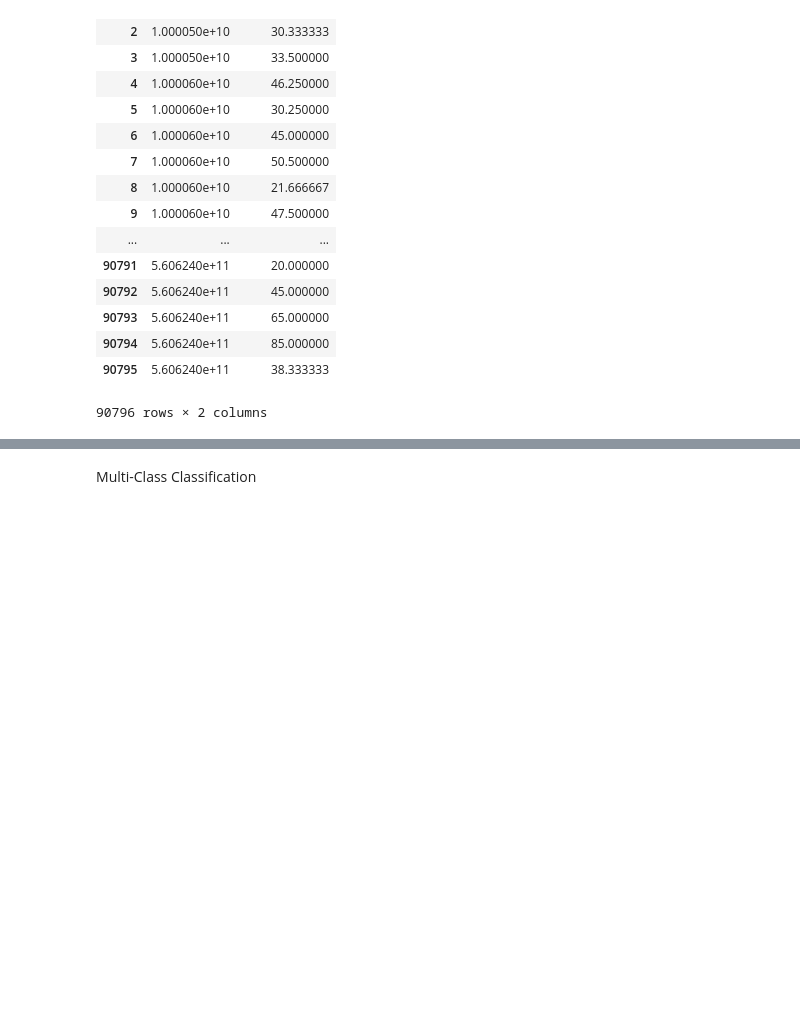
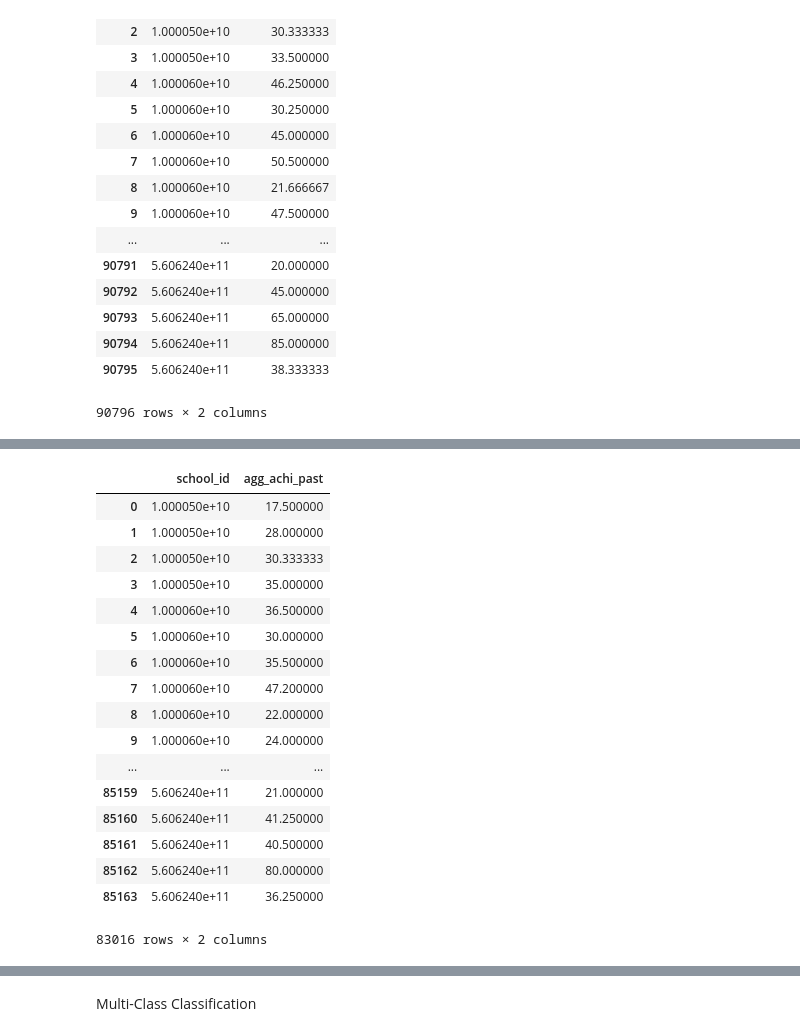
Before and after one commit to samankim/school-zoning, a Jupyter notebook: Project Proposal.ipynb, the cells around one changed output, grey strips where cells are left out. Drawn from its saved outputs; the diff is of its cells as text; code cells hidden in the pictures; blank space fills up the shorter version.

```diff
--- a/Project Proposal.ipynb
+++ b/Project Proposal.ipynb
@@ -166 +171,54 @@ all_achi
+# %%
+fields = ['NCESSCH', 'MAM_RLA00PCTPROF_1415', 'MAS_RLA00PCTPROF_1415', 'MBL_RLA00PCTPROF_1415', 'MHI_RLA00PCTPROF_1415', 'MTR_RLA00PCTPROF_1415', 'ECD_RLA00PCTPROF_1415', 'HOM_RLA00PCTPROF_1415', 'MIG_RLA00PCTPROF_1415']
+missing_values = ["PS"]
+rla_achi_past_2 = pd.read_csv("rla-achievement-sch-sy2014-15.csv", usecols = fields, na_values = missing_values, low_memory = False)
+rla_achi_past_2.head()
+rla_achi_past_2.replace({'GE':'', 'LE':'', 'GT':'', 'LT':''}, inplace = True, regex = True)
+for k in range(1, len(rla_achi_past_2.columns)):
+    rla_achi_past_2.iloc[:, k] = rla_achi_past_2.iloc[:, k].str.split('-').str[0]
+for l in range(len(rla_achi_past_2.columns)):
+    rla_achi_past_2.iloc[:, l] = pd.to_numeric(rla_achi_past_2.iloc[:, l], errors='coerce')
+rla_achi_past_2.NCESSCH = rla_achi_past.NCESSCH.astype(float)
+rla_achi_past_2['agg_rla_achi_past_2'] = rla_achi_past.iloc[:, 1:].mean(axis=1)
+rla_achi_past_2 = rla_achi_past_2[['NCESSCH', 'agg_rla_achi_past_2']]
+
+
+fields = ['NCESSCH', 'MAM_MTH00PCTPROF_1415', 'MAS_MTH00PCTPROF_1415', 'MBL_MTH00PCTPROF_1415', 'MHI_MTH00PCTPROF_1415', 'MTR_MTH00PCTPROF_1415', 'ECD_MTH00PCTPROF_1415', 'HOM_MTH00PCTPROF_1415', 'MIG_MTH00PCTPROF_1415']
+missing_values = ["PS"]
+math_achi_past_2 = pd.read_csv("math-achievement-sch-sy2014-15.csv", usecols = fields, na_values = missing_values, low_memory = False)
+math_achi_past_2.head()
+math_achi_past_2.replace({'GE':'', 'LE':'', 'GT':'', 'LT':''}, inplace = True, regex = True)
+for k in range(1, len(math_achi_past_2.columns)):
+    math_achi_past_2.iloc[:, k] = math_achi_past_2.iloc[:, k].str.split('-').str[0]
+for l in range(len(math_achi_past_2.columns)):
+    math_achi_past_2.iloc[:, l] = pd.to_numeric(math_achi_past_2.iloc[:, l], errors='coerce')
+math_achi_past_2.NCESSCH = math_achi_past_2.NCESSCH.astype(float)
+math_achi_past_2['agg_math_achi_past_2_2'] = math_achi_past_2.iloc[:, 1:].mean(axis=1)
+math_achi_past_2 = math_achi_past_2[['NCESSCH', 'agg_math_achi_past_2_2']]
+
+all_achi_past_2 = pd.merge(math_achi_past_2, rla_achi_past_2, on='NCESSCH', how='inner')
+all_achi_past_2['agg_achi_past'] = all_achi_past_2.iloc[:, 1:].mean(axis=1)
+all_achi_past_2 = all_achi_past_2.dropna(subset=['agg_achi_past'])
+all_achi_past_2 = all_achi_past_2[['NCESSCH', 'agg_achi_past']]
+all_achi_past_2 = all_achi_past_2.rename(columns={'NCESSCH': 'school_id'})
+all_achi_past_2
+# %% [output]
+|  | school_id | agg_achi_past |
+| 0 | 1.000050e+10 | 17.500000 |
+| 1 | 1.000050e+10 | 28.000000 |
+| 2 | 1.000050e+10 | 30.333333 |
+| 3 | 1.000050e+10 | 35.000000 |
+| 4 | 1.000060e+10 | 36.500000 |
+| 5 | 1.000060e+10 | 30.000000 |
+| 6 | 1.000060e+10 | 35.500000 |
+| 7 | 1.000060e+10 | 47.200000 |
+| 8 | 1.000060e+10 | 22.000000 |
+| 9 | 1.000060e+10 | 24.000000 |
+| ... | ... | ... |
+| 85159 | 5.606240e+11 | 21.000000 |
+| 85160 | 5.606240e+11 | 41.250000 |
+| 85161 | 5.606240e+11 | 40.500000 |
+| 85162 | 5.606240e+11 | 80.000000 |
+| 85163 | 5.606240e+11 | 36.250000 |
+83016 rows × 2 columns
 # %%
```
Also changed, not shown: parts of 58 cells of this notebook, 6 other files.
